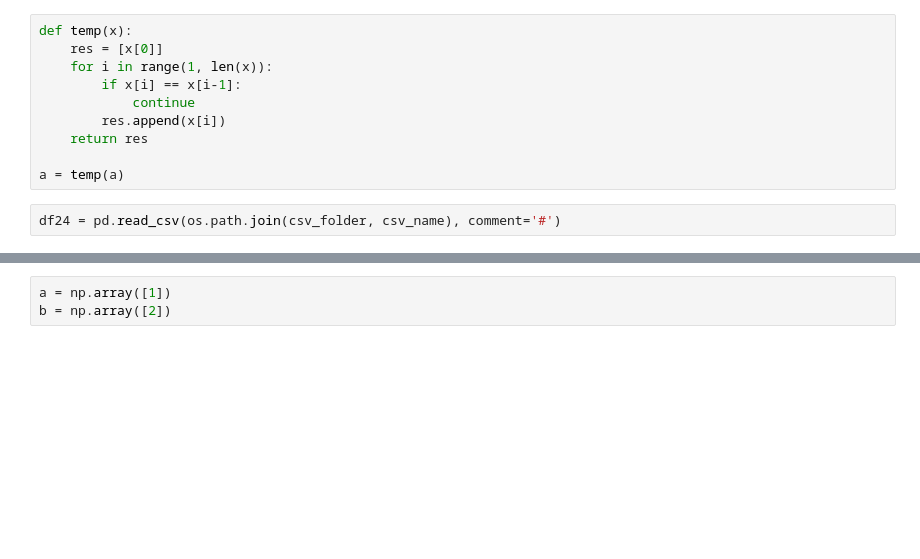
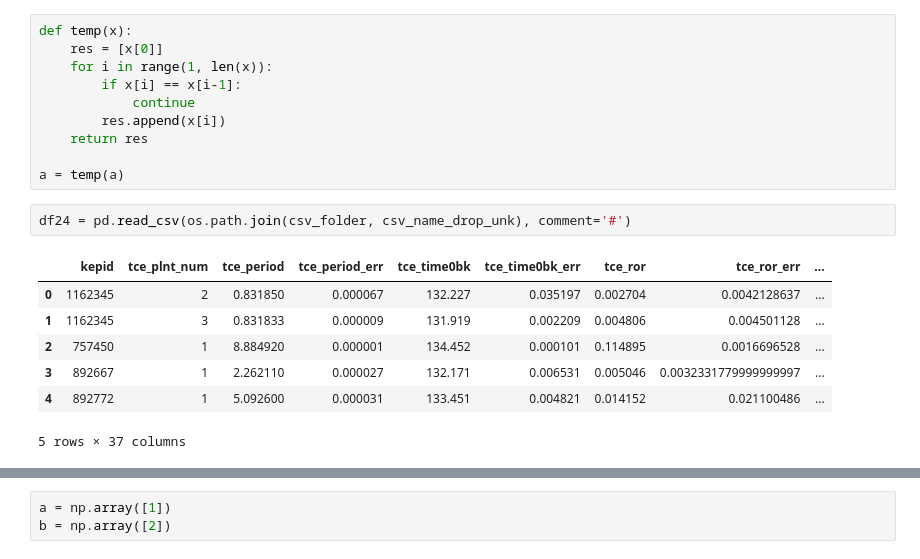
Before and after one commit to grewwc/exoplanet, a Jupyter notebook: preprocess.ipynb, the cells around one changed output, grey strips where cells are left out. Drawn from its saved outputs; the diff is of its cells as text; blank space fills up the shorter version.

```diff
--- a/preprocess.ipynb
+++ b/preprocess.ipynb
@@ -124,7 +125,15 @@ def temp(x):
 
 a = temp(a)
 # %%
-df24 = pd.read_csv(os.path.join(csv_folder, csv_name), comment='#')
+df24 = pd.read_csv(os.path.join(csv_folder, csv_name_drop_unk), comment='#')
+# %% [output]
+|  | kepid | tce_plnt_num | tce_period | tce_period_err | tce_time0bk | tce_time0bk_err | tce_ror | tce_ror_err | ... |
+| 0 | 1162345 | 2 | 0.831850 | 0.000067 | 132.227 | 0.035197 | 0.002704 | 0.0042128637 | ... |
+| 1 | 1162345 | 3 | 0.831833 | 0.000009 | 131.919 | 0.002209 | 0.004806 | 0.004501128 | ... |
+| 2 | 757450 | 1 | 8.884920 | 0.000001 | 134.452 | 0.000101 | 0.114895 | 0.0016696528 | ... |
+| 3 | 892667 | 1 | 2.262110 | 0.000027 | 132.171 | 0.006531 | 0.005046 | 0.0032331779999999997 | ... |
+| 4 | 892772 | 1 | 5.092600 | 0.000031 | 133.451 | 0.004821 | 0.014152 | 0.021100486 | ... |
+5 rows × 37 columns
 # %%
 df24['norm_kepid'] = df24['kepid'].apply(norm_kepid)
 df24['int_label'] = df24['av_training_set'].apply(
```
Also changed, not shown: parts of 9 cells of this notebook, 6 other files.
